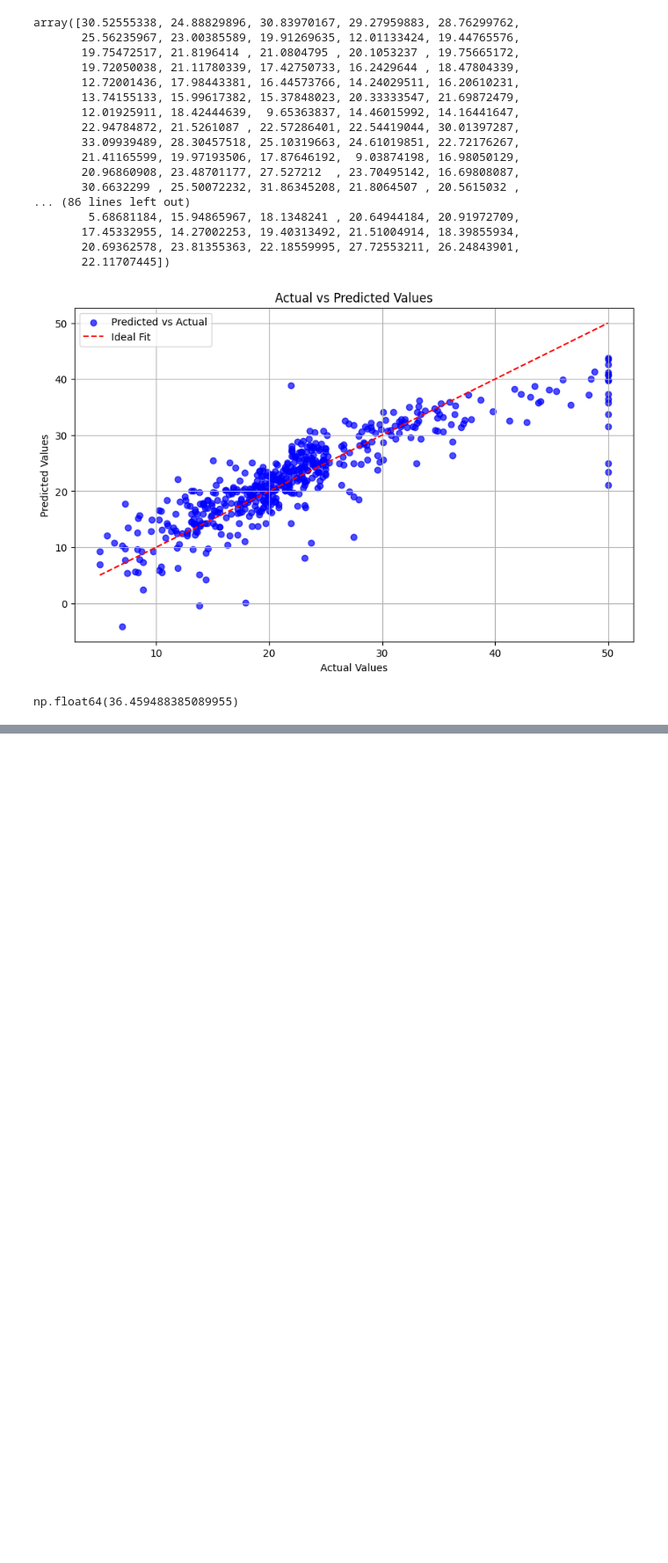
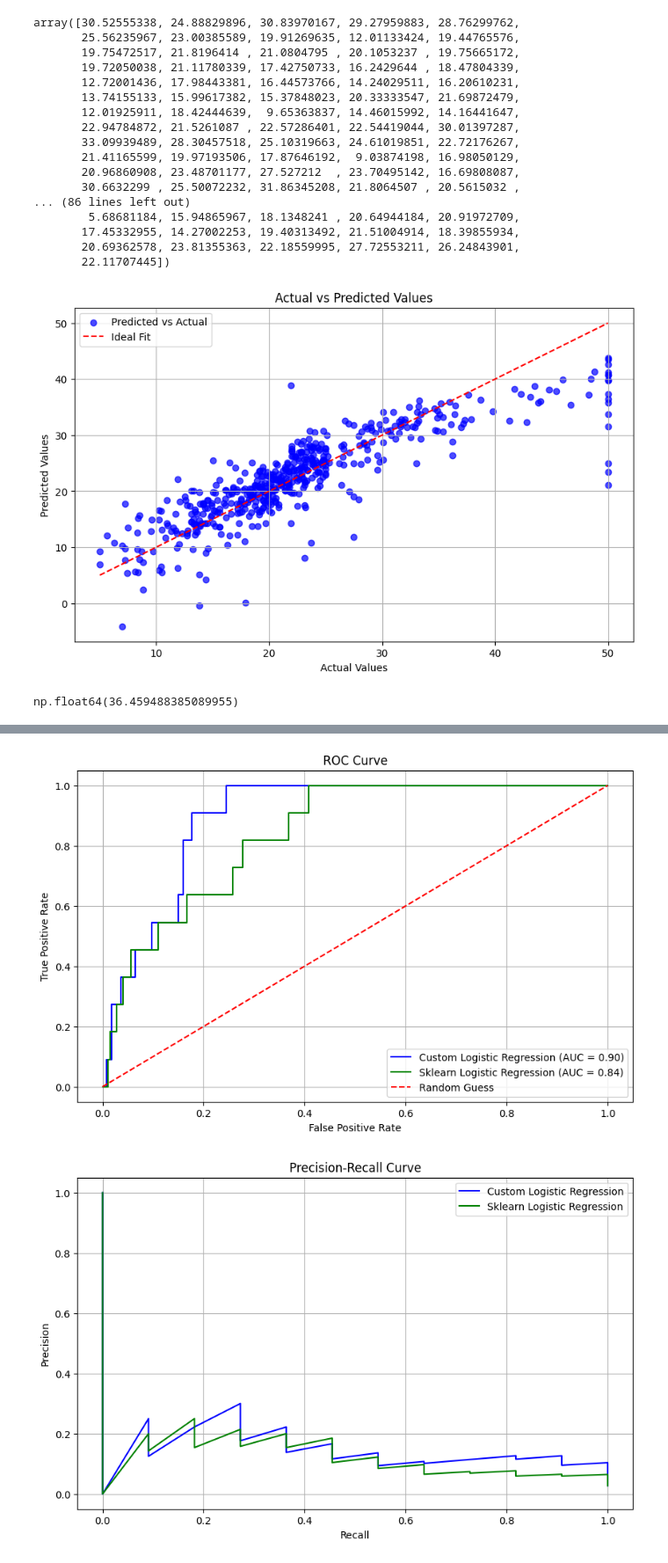
Before and after one commit to Aayush0966/machine-learning, a Jupyter notebook: LinearModels.ipynb, the cells around one changed output, grey strips where cells are left out. Shown at 88% size. Cells and saved outputs as stored; diff of their text form; code cells hidden in the pictures; blank space fills up the shorter version.

Commit message:
comparison between logistic regression and sklearn logistic regression model

```diff
--- a/LinearModels.ipynb
+++ b/LinearModels.ipynb
@@ -126,0 +127,5 @@ plt.show()
+# %%
+df = pd.read_csv("email_spam_dataset.csv")
+X = df.drop(columns='spam')
+Y = df['spam']
+X.shape
@@ -126,0 +177,7 @@ plt.show()
+# %%
+w, b, cost = gradient_descent_lr(X, Y, 1000, 0.1)
+prediction = predict(w, X[:500], b)
+
+d = classify(prediction, 0.3)
+y = np.array(Y)
+cost
@@ -126,0 +236,61 @@ plt.show()
+# %%
+from sklearn.metrics import accuracy_score, precision_score, recall_score, f1_score, roc_curve, auc, confusion_matrix, precision_recall_curve
+import matplotlib.pyplot as plt
+
+custom_predictions = classify(predict(w, X_test, b))
+custom_accuracy = accuracy_score(Y_test, custom_predictions)
+custom_precision = precision_score(Y_test, custom_predictions)
+custom_recall = recall_score(Y_test, custom_predictions)
+custom_f1 = f1_score(Y_test, custom_predictions)
+custom_conf_matrix = confusion_matrix(Y_test, custom_predictions)
+
+sklearn_binary_predictions = (sklearn_predictions >= 0.5).astype(int)
+sklearn_accuracy = accuracy_score(Y_test, sklearn_binary_predictions)
+sklearn_precision = precision_score(Y_test, sklearn_binary_predictions)
+sklearn_recall = recall_score(Y_test, sklearn_binary_predictions)
+sklearn_f1 = f1_score(Y_test, sklearn_binary_predictions)
+sklearn_conf_matrix = confusion_matrix(Y_test, sklearn_binary_predictions)
+
+print("Custom Logistic Regression Metrics:")
+print(f"Accuracy: {custom_accuracy}")
+print(f"Precision: {custom_precision}")
+print(f"Recall: {custom_recall}")
+print(f"F1 Score: {custom_f1}")
+print(f"Confusion Matrix:\n{custom_conf_matrix}")
+
+print("\nSklearn Logistic Regression Metrics:")
+print(f"Accuracy: {sklearn_accuracy}")
+print(f"Precision: {sklearn_precision}")
+print(f"Recall: {sklearn_recall}")
+print(f"F1 Score: {sklearn_f1}")
+print(f"Confusion Matrix:\n{sklearn_conf_matrix}")
+
+custom_fpr, custom_tpr, _ = roc_curve(Y_test, predict(w, X_test, b))
+custom_auc = auc(custom_fpr, custom_tpr)
+sklearn_fpr, sklearn_tpr, _ = roc_curve(Y_test, sklearn_predictions)
+sklearn_auc = auc(sklearn_fpr, sklearn_tpr)
+
+plt.figure(figsize=(10, 6))
+plt.plot(custom_fpr, custom_tpr, label=f"Custom Logistic Regression (AUC = {custom_auc:.2f})", color='blue')
+plt.plot(sklearn_fpr, sklearn_tpr, label=f"Sklearn Logistic Regression (AUC = {sklearn_auc:.2f})", color='green')
+plt.plot([0, 1], [0, 1], color='red', linestyle='--', label='Random Guess')
+plt.xlabel('False Positive Rate')
+plt.ylabel('True Positive Rate')
+plt.title('ROC Curve')
+plt.legend()
+plt.grid(True)
+plt.show()
+
+custom_precision_vals, custom_recall_vals, _ = precision_recall_curve(Y_test, predict(w, X_test, b))
+sklearn_precision_vals, sklearn_recall_vals, _ = precision_recall_curve(Y_test, sklearn_predictions)
+
+plt.figure(figsize=(10, 6))
+plt.plot(custom_recall_vals, custom_precision_vals, label="Custom Logistic Regression", color='blue')
+plt.plot(sklearn_recall_vals, sklearn_precision_vals, label="Sklearn Logistic Regression", color='green')
+plt.xlabel('Recall')
+plt.ylabel('Precision')
+plt.title('Precision-Recall Curve')
+plt.legend()
+plt.grid(True)
+plt.show()
+# %% [output]
@@ -126,0 +314,2 @@ plt.show()
+[figure, added]
+[figure, added]
```
Also changed, not shown: parts of 6 cells of this notebook.
